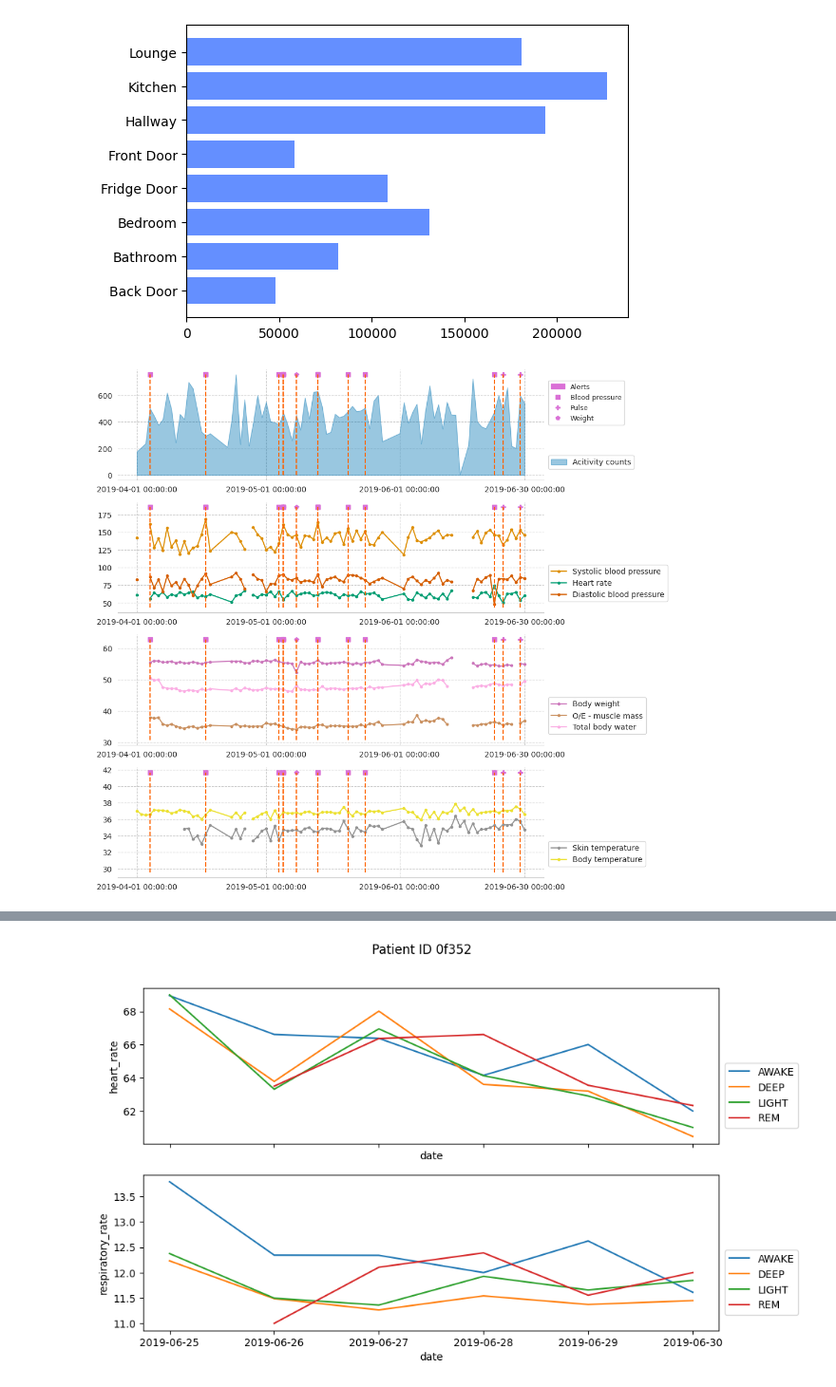
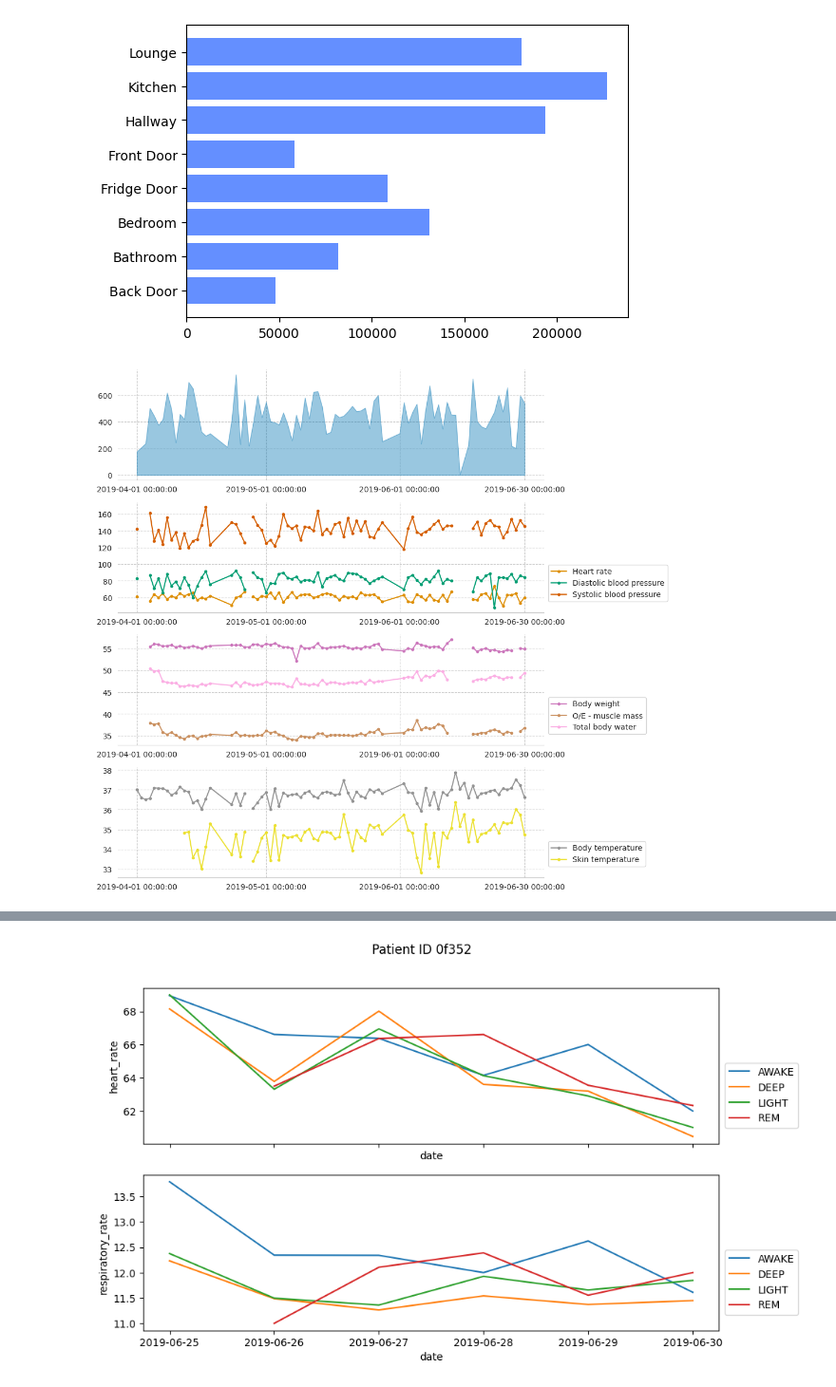
Before and after one commit to gkianfar/S4, a Jupyter notebook: TIHM_data_visualisation.ipynb, the cells around one changed output, grey strips where cells are left out. Shown at 95% size. Drawn from its saved outputs; the diff is of its cells as text; code cells hidden in the pictures.

Commit message:
Physiology data frequency check

```diff
--- a/TIHM_data_visualisation.ipynb
+++ b/TIHM_data_visualisation.ipynb
@@ -714,22 +587,22 @@ bars = plt.barh(width=tmp.sum(axis=0),y=tmp.columns)
 # %%
 ## Visualize Physiology measurements align with labels for an individual participant
 pgrps = {'pgrp1': ['Systolic blood pressure','Diastolic blood pressure', 'Heart rate'],
             'pgrp2' : ['O/E - muscle mass', 'Total body water', 'Body weight'],
             'pgrp3' : [ 'Skin temperature','Body temperature']}
 numerical_cols = data_dict['Physiology'].select_dtypes(include=[np.number]).columns
 phys = data_dict['Physiology'].groupby(['patient_id','date','device_type'])[numerical_cols].agg('max')
 phys.drop(phys.loc[phys.sum(axis=1)==0].index,axis=0,inplace=True)
 phys.reset_index(inplace=True)
 x_idx = phys.groupby('date')[phys.select_dtypes(include=['number']).columns].mean().index
 
 
 vis_personal_aligned_multiview_day_plot(sleep_df=None,
                                         act_df=data_dict['Activity'],
                                         phys_df=data_dict['Physiology'],
                                         pgrps=pgrps,
                                         pid='c55f8',
                                         save_path=SAVE_PATH,
-                                        labels_df=data_dict['Labels'],
+                                        labels_df=None,
                                         ftype='pdf',xticks=x_idx[[0,30,61,90]])
 # %% [output]
-[figure, old version]
+[figure, new version]
```
Also changed, not shown: parts of 18 cells of this notebook.
